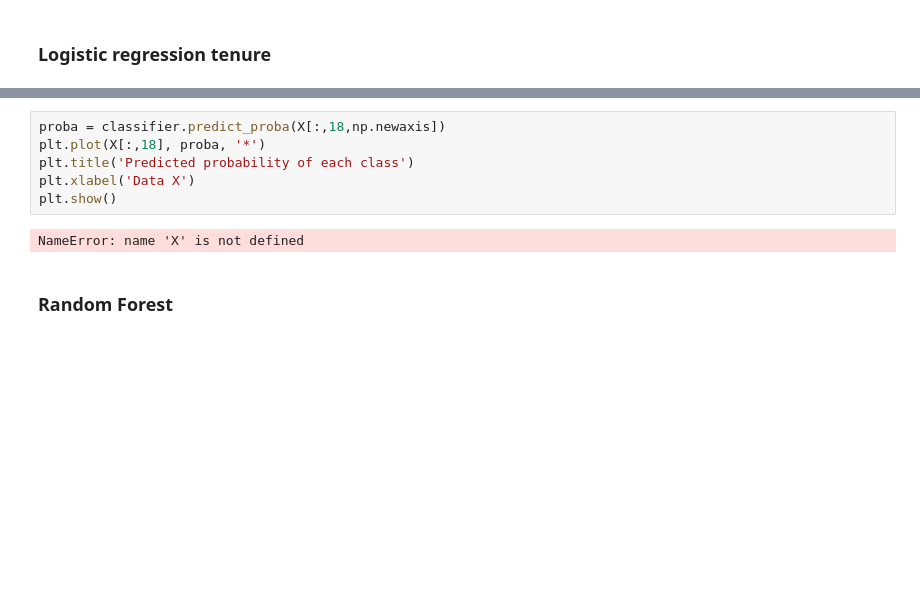
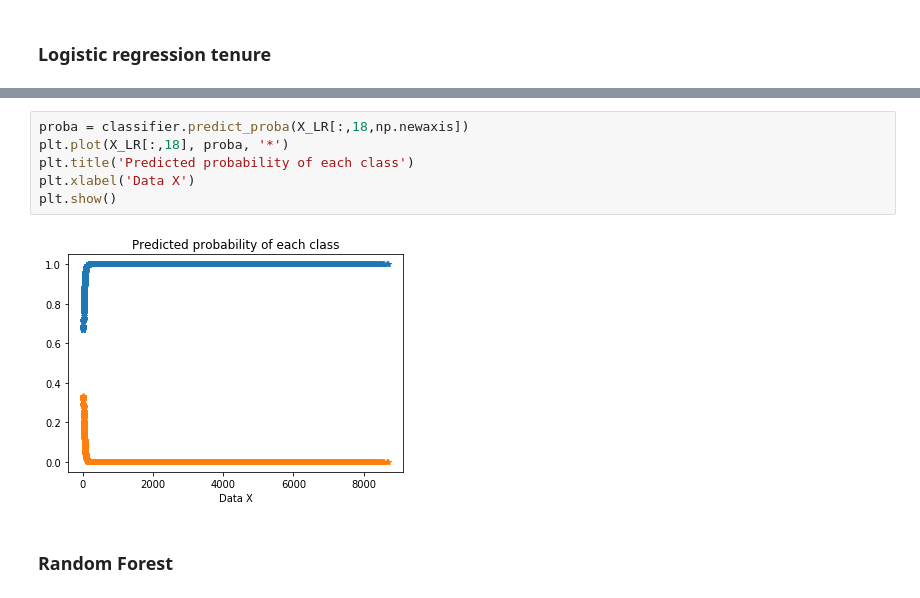
Before and after one commit to Mgallese97/Data-Science-in-Practice, a Jupyter notebook: Probelm Set 2/Problem Set 2.ipynb, the cells around one changed output, grey strips where cells are left out. Cells and saved outputs as stored; diff of their text form; blank space fills up the shorter version.

```diff
--- a/Probelm Set 2/Problem Set 2.ipynb
+++ b/Probelm Set 2/Problem Set 2.ipynb
@@ -80,11 +79,11 @@ ValueError: could not convert string to float: 'No'
 # %%
-proba = classifier.predict_proba(X[:,18,np.newaxis])
-plt.plot(X[:,18], proba, '*')
+proba = classifier.predict_proba(X_LR[:,18,np.newaxis])
+plt.plot(X_LR[:,18], proba, '*')
 plt.title('Predicted probability of each class')
 plt.xlabel('Data X')
 plt.show()
 # %% [output]
-NameError: name 'X' is not defined
+[figure, added]
 # %% [markdown]
 ### Random Forest
 # %%
```
Also changed, not shown: parts of 7 cells of this notebook.
